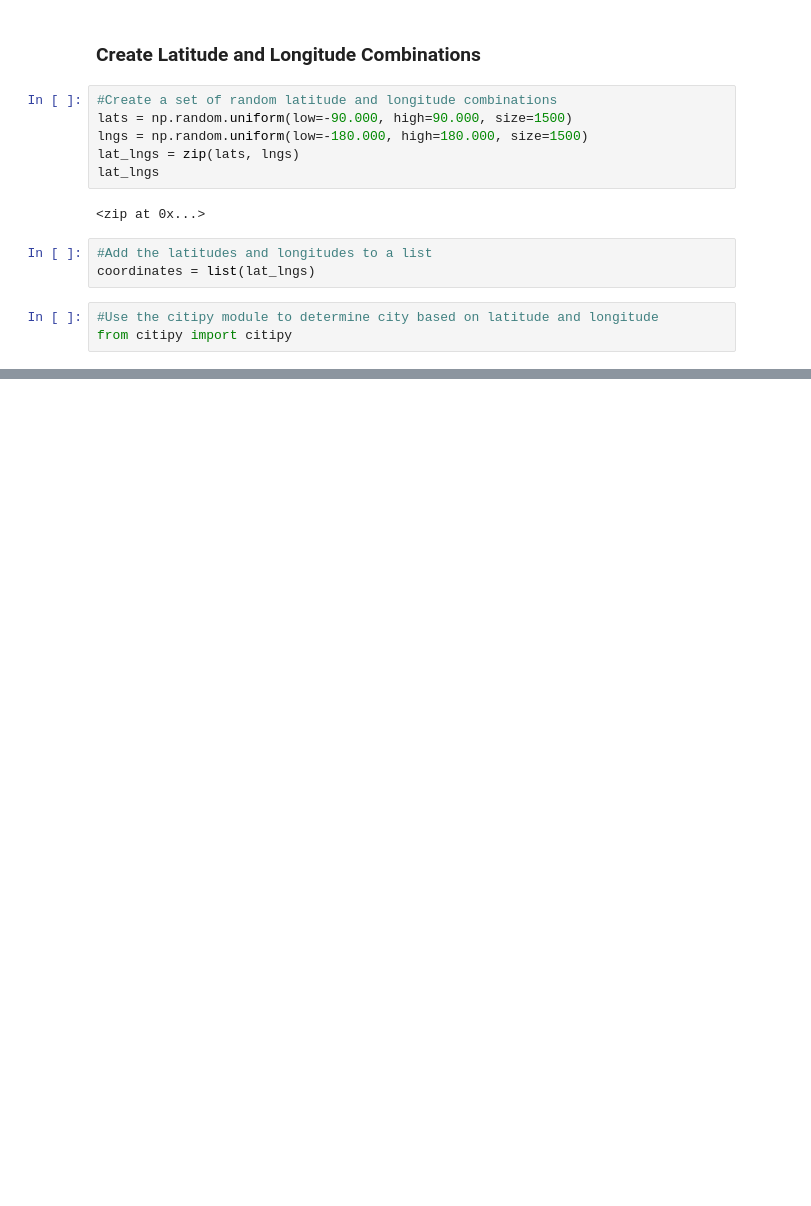
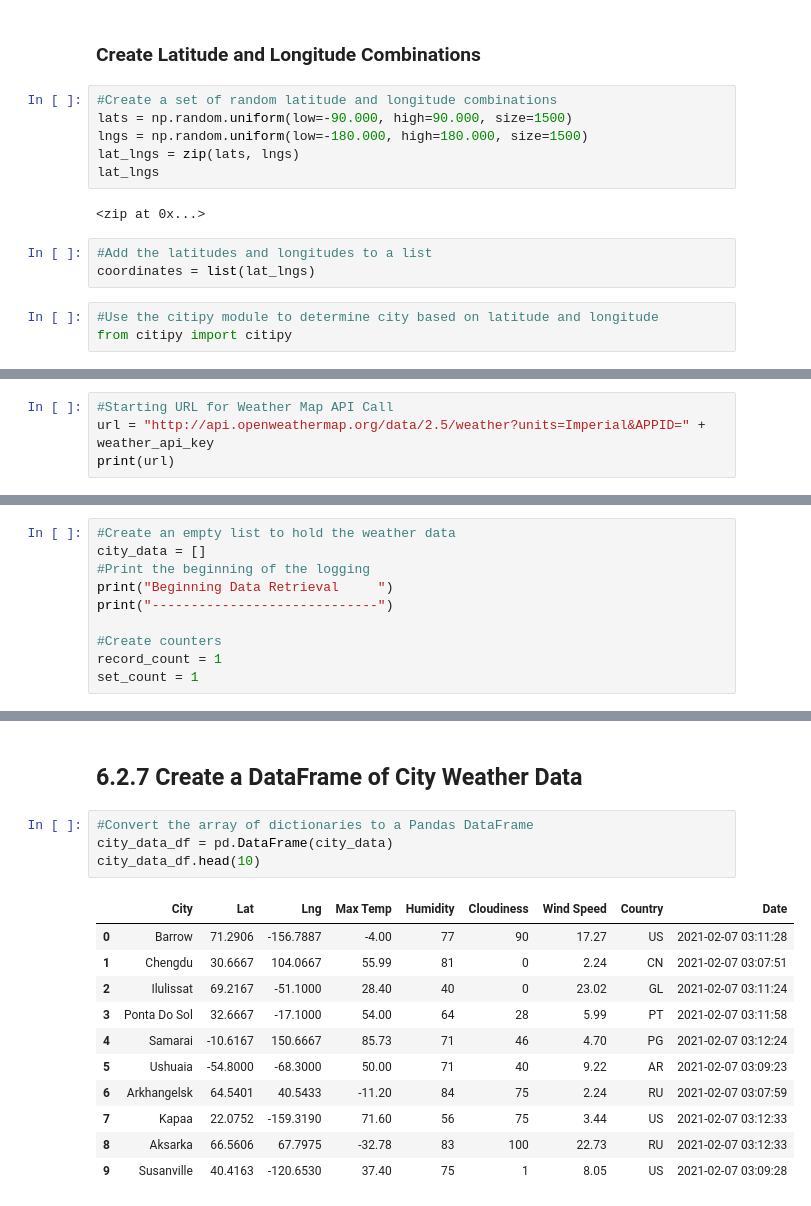
Before and after one commit to lydiaxzhang/world_weather_analysis, a Jupyter notebook: WeatherPy.ipynb, the cells around one changed output, grey strips where cells are left out. Drawn from its saved outputs; the diff is of its cells as text; blank space fills up the shorter version.

```diff
--- a/WeatherPy.ipynb
+++ b/WeatherPy.ipynb
@@ -35,0 +44,4 @@ len(cities)
+# %%
+#Starting URL for Weather Map API Call
+url = "http://api.openweathermap.org/data/2.5/weather?units=Imperial&APPID=" + weather_api_key
+print(url)
@@ -35,0 +53,10 @@ len(cities)
+# %%
+#Create an empty list to hold the weather data
+city_data = []
+#Print the beginning of the logging
+print("Beginning Data Retrieval     ")
+print("-----------------------------")
+
+#Create counters
+record_count = 1
+set_count = 1
@@ -35,0 +136,18 @@ len(cities)
+# %% [markdown]
+## 6.2.7 Create a DataFrame of City Weather Data
+# %%
+#Convert the array of dictionaries to a Pandas DataFrame
+city_data_df = pd.DataFrame(city_data)
+city_data_df.head(10)
+# %% [output]
+|  | City | Lat | Lng | Max Temp | Humidity | Cloudiness | Wind Speed | Country | Date |
+| 0 | Barrow | 71.2906 | -156.7887 | -4.00 | 77 | 90 | 17.27 | US | 2021-02-07 03:11:28 |
+| 1 | Chengdu | 30.6667 | 104.0667 | 55.99 | 81 | 0 | 2.24 | CN | 2021-02-07 03:07:51 |
+| 2 | Ilulissat | 69.2167 | -51.1000 | 28.40 | 40 | 0 | 23.02 | GL | 2021-02-07 03:11:24 |
+| 3 | Ponta Do Sol | 32.6667 | -17.1000 | 54.00 | 64 | 28 | 5.99 | PT | 2021-02-07 03:11:58 |
+| 4 | Samarai | -10.6167 | 150.6667 | 85.73 | 71 | 46 | 4.70 | PG | 2021-02-07 03:12:24 |
+| 5 | Ushuaia | -54.8000 | -68.3000 | 50.00 | 71 | 40 | 9.22 | AR | 2021-02-07 03:09:23 |
+| 6 | Arkhangelsk | 64.5401 | 40.5433 | -11.20 | 84 | 75 | 2.24 | RU | 2021-02-07 03:07:59 |
+| 7 | Kapaa | 22.0752 | -159.3190 | 71.60 | 56 | 75 | 3.44 | US | 2021-02-07 03:12:33 |
+| 8 | Aksarka | 66.5606 | 67.7975 | -32.78 | 83 | 100 | 22.73 | RU | 2021-02-07 03:12:33 |
+| 9 | Susanville | 40.4163 | -120.6530 | 37.40 | 75 | 1 | 8.05 | US | 2021-02-07 03:09:28 |
```
Also changed, not shown: parts of 10 cells of this notebook, 3 other files.
